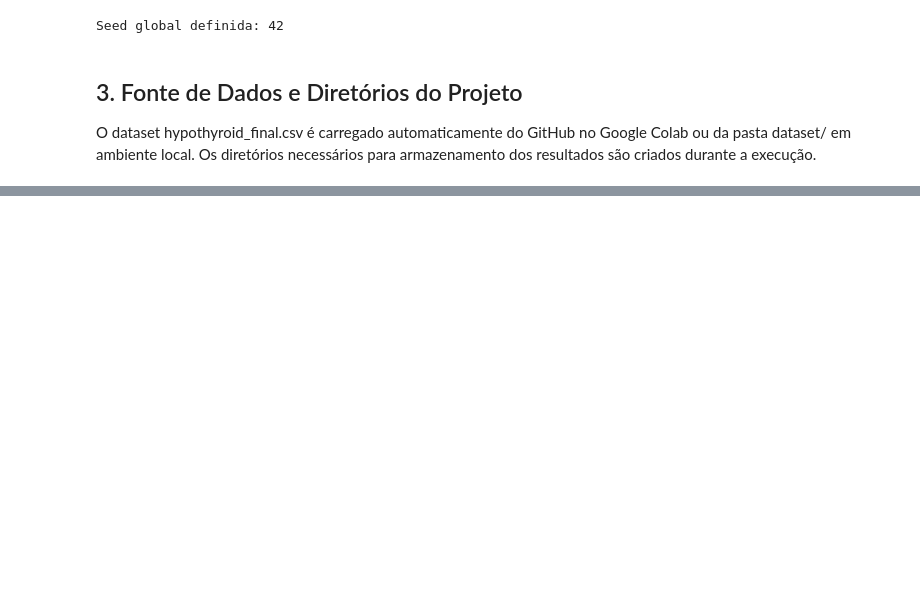
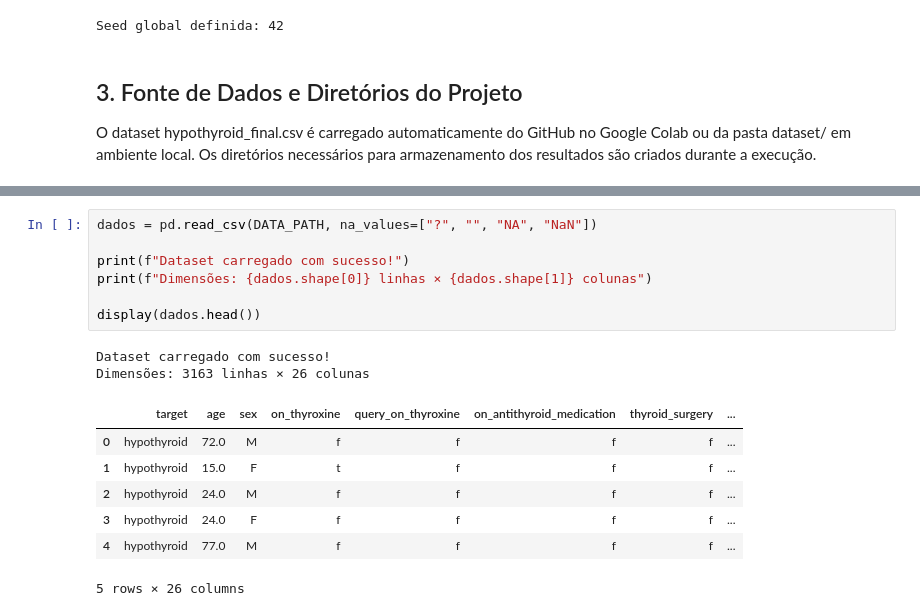
Before and after one commit to Val-Faria/tech-challenge-ia-saude, a Jupyter notebook: 02_otimizacao_hiperparametros_ag.ipynb, the cells around one changed output, grey strips where cells are left out. Cells and saved outputs as stored; diff of their text form; blank space fills up the shorter version.

```diff
--- a/02_otimizacao_hiperparametros_ag.ipynb
+++ b/02_otimizacao_hiperparametros_ag.ipynb
@@ -117,0 +124,17 @@ Diretório de figuras: /content/TechCahllenge_Tireoide/reports/figures
+# %%
+dados = pd.read_csv(DATA_PATH, na_values=["?", "", "NA", "NaN"])
+
+print(f"Dataset carregado com sucesso!")
+print(f"Dimensões: {dados.shape[0]} linhas × {dados.shape[1]} colunas")
+
+display(dados.head())
+# %% [output]
+Dataset carregado com sucesso!
+Dimensões: 3163 linhas × 26 colunas
+|  | target | age | sex | on_thyroxine | query_on_thyroxine | on_antithyroid_medication | thyroid_surgery | ... |
+| 0 | hypothyroid | 72.0 | M | f | f | f | f | ... |
+| 1 | hypothyroid | 15.0 | F | t | f | f | f | ... |
+| 2 | hypothyroid | 24.0 | M | f | f | f | f | ... |
+| 3 | hypothyroid | 24.0 | F | f | f | f | f | ... |
+| 4 | hypothyroid | 77.0 | M | f | f | f | f | ... |
+5 rows × 26 columns
```
Also changed, not shown: parts of 15 cells of this notebook.
